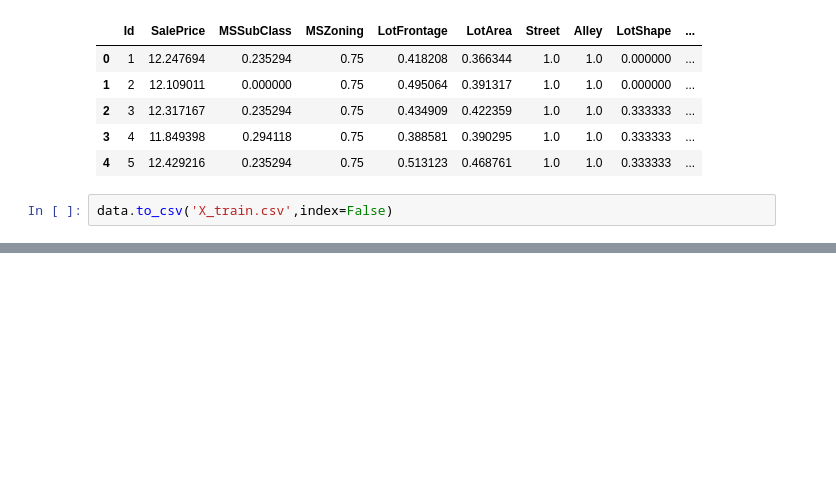
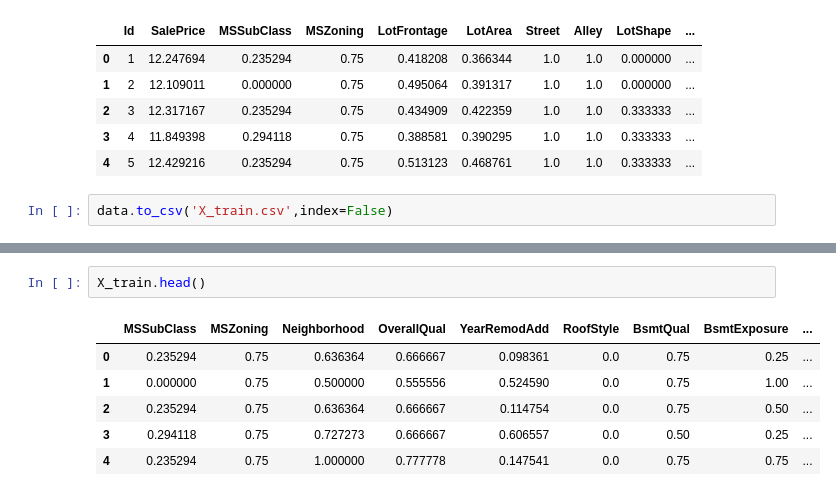
Before and after one commit to monisakhtar/ML, a Jupyter notebook: House_Prices_Advanced_Regression_Techniques.ipynb, the cells around one changed output, grey strips where cells are left out. Cells and saved outputs as stored; diff of their text form; blank space fills up the shorter version.

```diff
--- a/House_Prices_Advanced_Regression_Techniques.ipynb
+++ b/House_Prices_Advanced_Regression_Techniques.ipynb
@@ -764,0 +860,9 @@ data.to_csv('X_train.csv',index=False)
+# %%
+X_train.head()
+# %% [output]
+|  | MSSubClass | MSZoning | Neighborhood | OverallQual | YearRemodAdd | RoofStyle | BsmtQual | BsmtExposure | ... |
+| 0 | 0.235294 | 0.75 | 0.636364 | 0.666667 | 0.098361 | 0.0 | 0.75 | 0.25 | ... |
+| 1 | 0.000000 | 0.75 | 0.500000 | 0.555556 | 0.524590 | 0.0 | 0.75 | 1.00 | ... |
+| 2 | 0.235294 | 0.75 | 0.636364 | 0.666667 | 0.114754 | 0.0 | 0.75 | 0.50 | ... |
+| 3 | 0.294118 | 0.75 | 0.727273 | 0.666667 | 0.606557 | 0.0 | 0.50 | 0.25 | ... |
+| 4 | 0.235294 | 0.75 | 1.000000 | 0.777778 | 0.147541 | 0.0 | 0.75 | 0.75 | ... |
```
Also changed, not shown: parts of 9 cells of this notebook.
